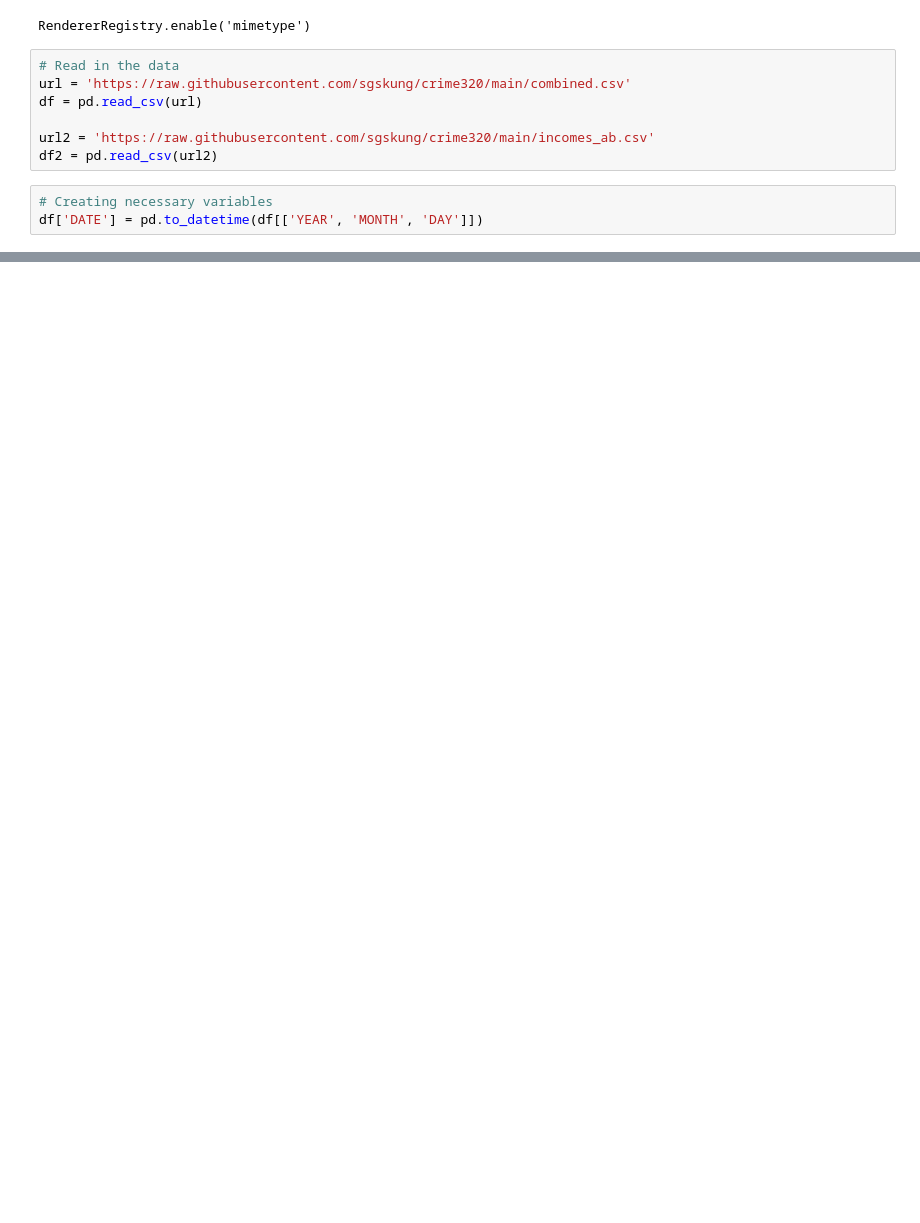
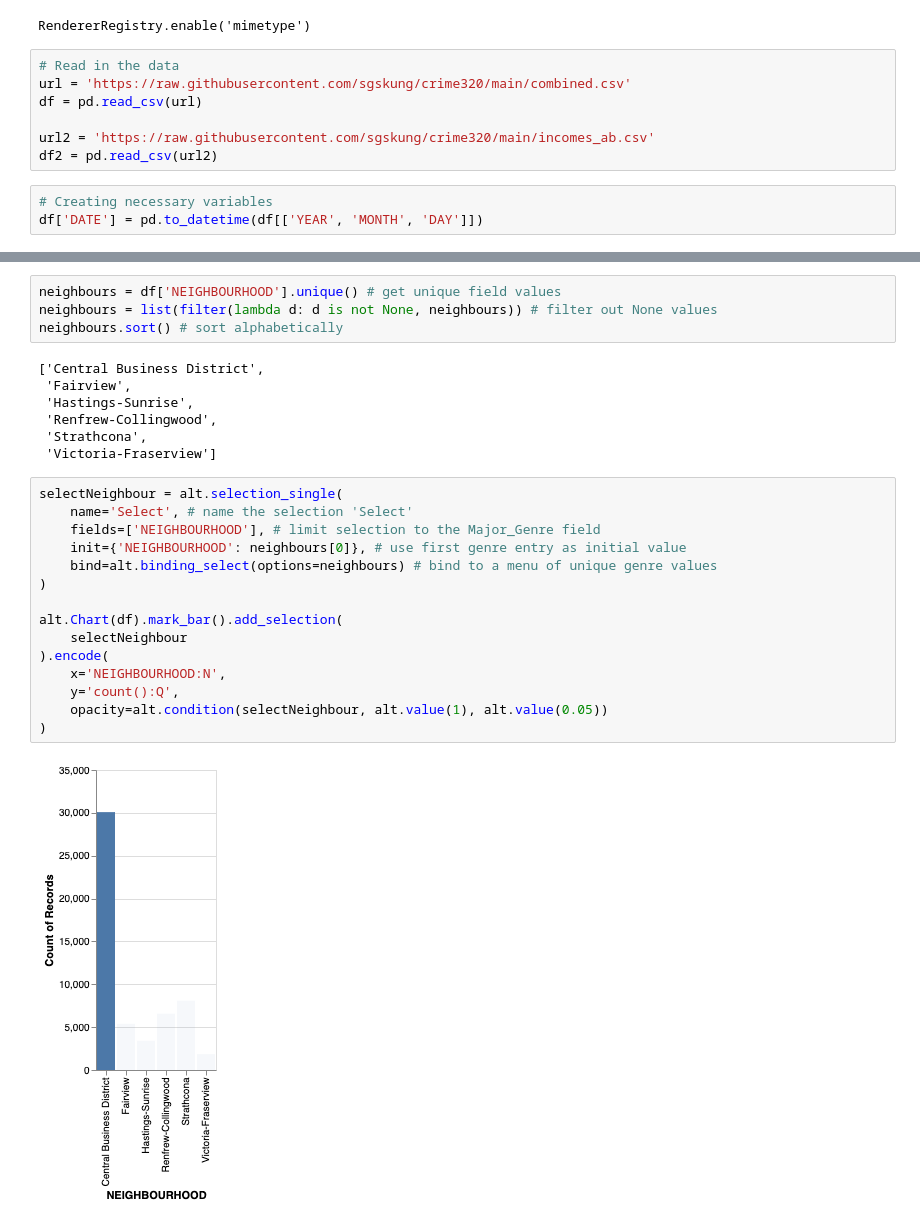
Before and after one commit to sgskung/crime320, a Jupyter notebook: views.ipynb, the cells around one changed output, grey strips where cells are left out. Saved outputs shown, nothing was run; the diff lists cells and outputs as text; blank space fills up the shorter version.

```diff
--- a/views.ipynb
+++ b/views.ipynb
@@ -25,0 +117,28 @@ df['DATE'] = pd.to_datetime(df[['YEAR', 'MONTH', 'DAY']])
+# %%
+neighbours = df['NEIGHBOURHOOD'].unique() # get unique field values
+neighbours = list(filter(lambda d: d is not None, neighbours)) # filter out None values
+neighbours.sort() # sort alphabetically
+# %% [output]
+['Central Business District',
+ 'Fairview',
+ 'Hastings-Sunrise',
+ 'Renfrew-Collingwood',
+ 'Strathcona',
+ 'Victoria-Fraserview']
+# %%
+selectNeighbour = alt.selection_single(
+    name='Select', # name the selection 'Select'
+    fields=['NEIGHBOURHOOD'], # limit selection to the Major_Genre field
+    init={'NEIGHBOURHOOD': neighbours[0]}, # use first genre entry as initial value
+    bind=alt.binding_select(options=neighbours) # bind to a menu of unique genre values
+)
+
+alt.Chart(df).mark_bar().add_selection(
+    selectNeighbour
+).encode(
+    x='NEIGHBOURHOOD:N',
+    y='count():Q',
+    opacity=alt.condition(selectNeighbour, alt.value(1), alt.value(0.05))
+)
+# %% [output]
+[figure, added]
```
Also changed, not shown: parts of 7 cells of this notebook.
